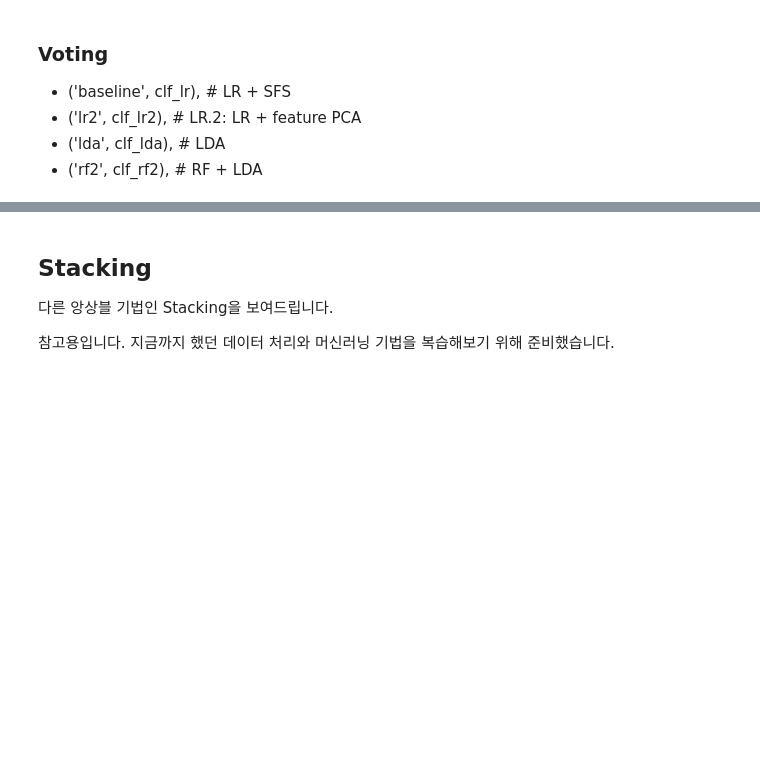
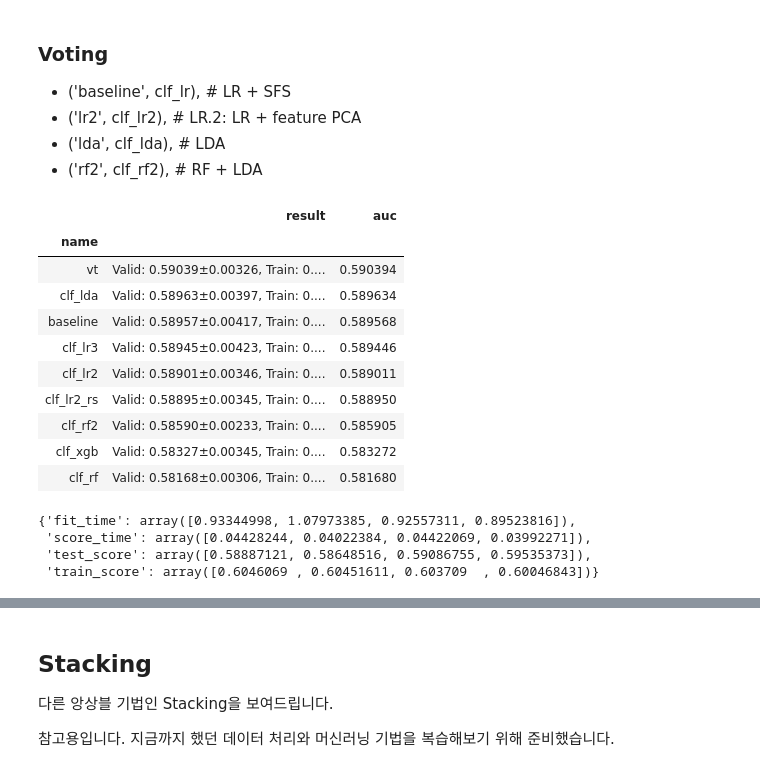
Before and after one commit to sunkusun9/DS_lv3_2509_2, a Jupyter notebook: sec_ds_lv3_prob1_kaggle.ipynb, the cells around one changed output, grey strips where cells are left out. Saved outputs shown, nothing was run; the diff lists cells and outputs as text; code cells hidden in the pictures; blank space fills up the shorter version.

```diff
--- a/sec_ds_lv3_prob1_kaggle.ipynb
+++ b/sec_ds_lv3_prob1_kaggle.ipynb
@@ -377,3 +577,30 @@ LDA + Baseline
 - ('lr2', clf_lr2), # LR.2: LR + feature PCA
 - ('lda', clf_lda), # LDA
 - ('rf2', clf_rf2), # RF + LDA
+# %%
+from sklearn.ensemble import VotingClassifier
+clf_vt = VotingClassifier(
+    [
+        ('baseline', clf_lr), # LR + SFS
+        ('lr2', clf_lr2), # LR.2: LR + feature PCA
+        ('lda', clf_lda), # LDA
+        ('rf2', clf_rf2), # RF + LDA
+    ], voting = 'soft'
+)
+eval_model('vt', clf_vt)
+# %% [output]
+|  | result | auc |
+| name |  |  |
+| vt | Valid: 0.59039±0.00326, Train: 0.... | 0.590394 |
+| clf_lda | Valid: 0.58963±0.00397, Train: 0.... | 0.589634 |
+| baseline | Valid: 0.58957±0.00417, Train: 0.... | 0.589568 |
+| clf_lr3 | Valid: 0.58945±0.00423, Train: 0.... | 0.589446 |
+| clf_lr2 | Valid: 0.58901±0.00346, Train: 0.... | 0.589011 |
+| clf_lr2_rs | Valid: 0.58895±0.00345, Train: 0.... | 0.588950 |
+| clf_rf2 | Valid: 0.58590±0.00233, Train: 0.... | 0.585905 |
+| clf_xgb | Valid: 0.58327±0.00345, Train: 0.... | 0.583272 |
+| clf_rf | Valid: 0.58168±0.00306, Train: 0.... | 0.581680 |
+{'fit_time': array([0.93344998, 1.07973385, 0.92557311, 0.89523816]),
+ 'score_time': array([0.04428244, 0.04022384, 0.04422069, 0.03992271]),
+ 'test_score': array([0.58887121, 0.58648516, 0.59086755, 0.59535373]),
+ 'train_score': array([0.6046069 , 0.60451611, 0.603709  , 0.60046843])}
```
Also changed, not shown: parts of 42 cells of this notebook.
